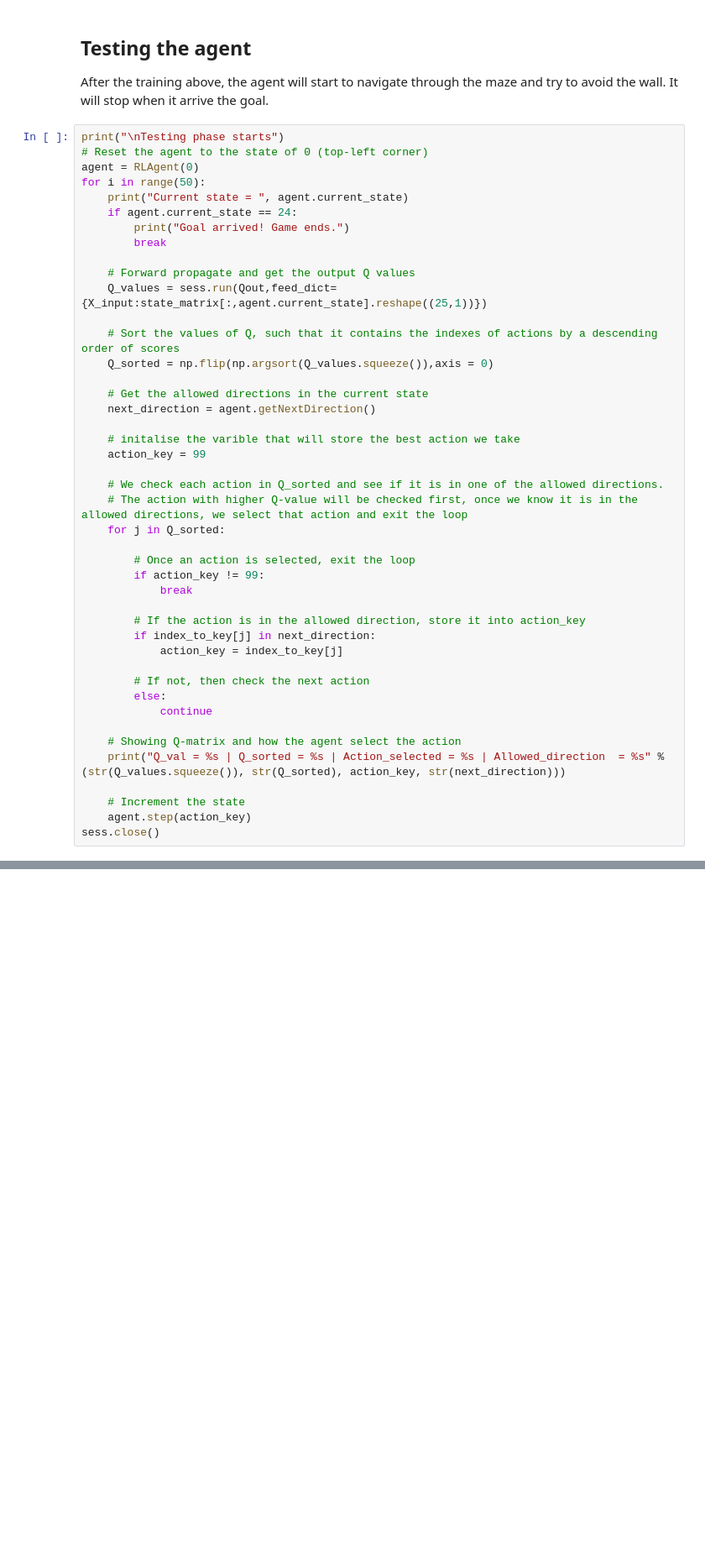
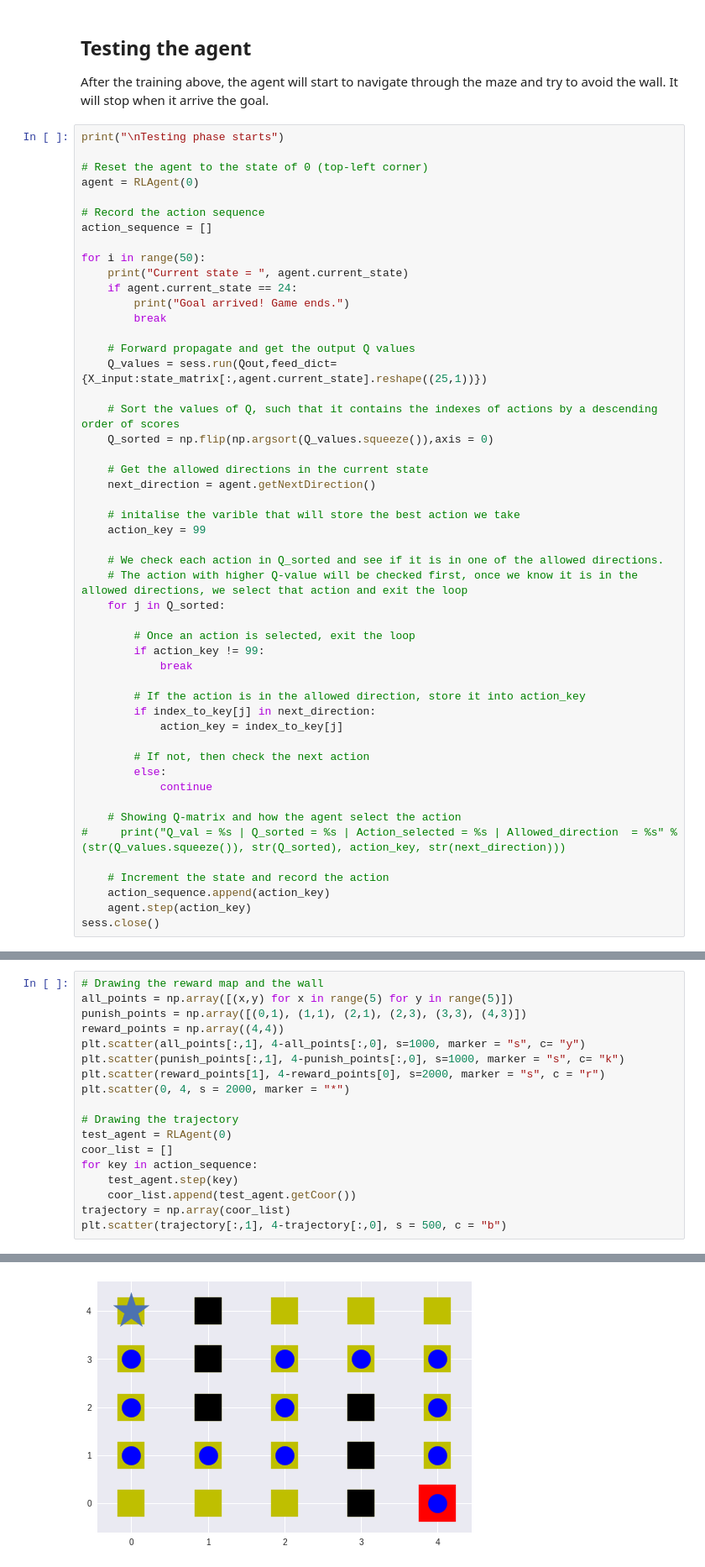
Before and after one commit to yyhhoi/RL-maze-runner, a Jupyter notebook: Maze_Runner.ipynb, the cells around one changed output, grey strips where cells are left out. Shown: that part at 84% size. Saved outputs shown, nothing was run; the diff lists cells and outputs as text; blank space fills up the shorter version.

```diff
--- a/Maze_Runner.ipynb
+++ b/Maze_Runner.ipynb
@@ -230,8 +235,13 @@ for j in range(num_episode):
 After the training above, the agent will start to navigate through the maze and try to avoid the wall. It will stop when it arrive the goal.
 # %%
 print("\nTesting phase starts")
+
 # Reset the agent to the state of 0 (top-left corner)
 agent = RLAgent(0)
+
+# Record the action sequence
+action_sequence = []
+
 for i in range(50):
     print("Current state = ", agent.current_state)
     if agent.current_state == 24:
@@ -267,9 +277,10 @@ for i in range(50):
             continue
 
     # Showing Q-matrix and how the agent select the action
-    print("Q_val = %s | Q_sorted = %s | Action_selected = %s | Allowed_direction  = %s" % (str(Q_values.squeeze()), str(Q_sorted), action_key, str(next_direction)))
+#     print("Q_val = %s | Q_sorted = %s | Action_selected = %s | Allowed_direction  = %s" % (str(Q_values.squeeze()), str(Q_sorted), action_key, str(next_direction)))
 
-    # Increment the state
+    # Increment the state and record the action
+    action_sequence.append(action_key)
     agent.step(action_key)
 sess.close()
 # %% [output]
@@ -292,0 +306,19 @@ Goal arrived! Game ends.
+# %%
+# Drawing the reward map and the wall
+all_points = np.array([(x,y) for x in range(5) for y in range(5)])
+punish_points = np.array([(0,1), (1,1), (2,1), (2,3), (3,3), (4,3)])
+reward_points = np.array((4,4))
+plt.scatter(all_points[:,1], 4-all_points[:,0], s=1000, marker = "s", c= "y")
+plt.scatter(punish_points[:,1], 4-punish_points[:,0], s=1000, marker = "s", c= "k")
+plt.scatter(reward_points[1], 4-reward_points[0], s=2000, marker = "s", c = "r")
+plt.scatter(0, 4, s = 2000, marker = "*")
+
+# Drawing the trajectory
+test_agent = RLAgent(0)
+coor_list = []
+for key in action_sequence:
+    test_agent.step(key)
+    coor_list.append(test_agent.getCoor())
+trajectory = np.array(coor_list)
+plt.scatter(trajectory[:,1], 4-trajectory[:,0], s = 500, c = "b")
+# %% [output]
@@ -293,3 +326,4 @@ Goal arrived! Game ends.
+[figure, added]
 # %%
 # Plotting the cost along the episode
 
```
Also changed, not shown: parts of 5 cells of this notebook.
